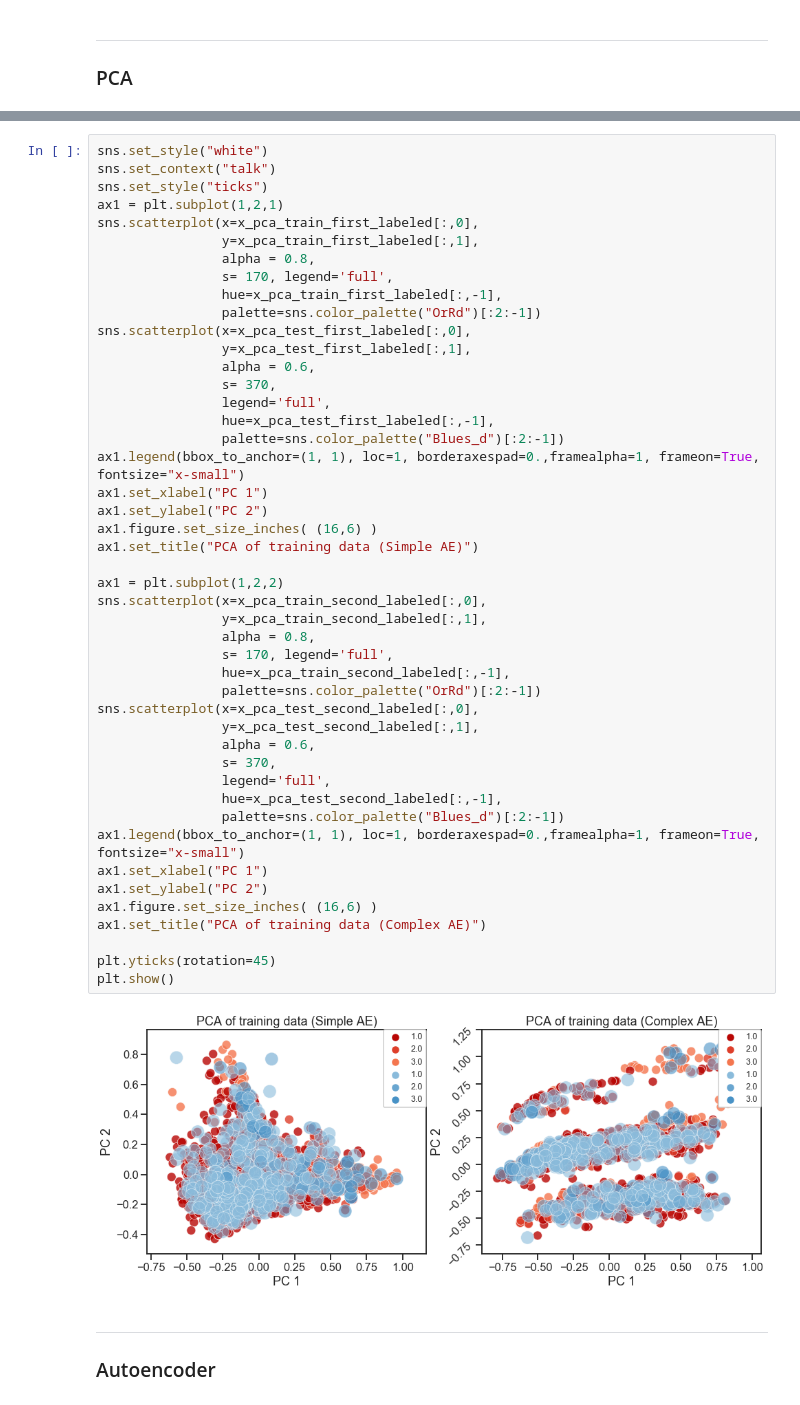
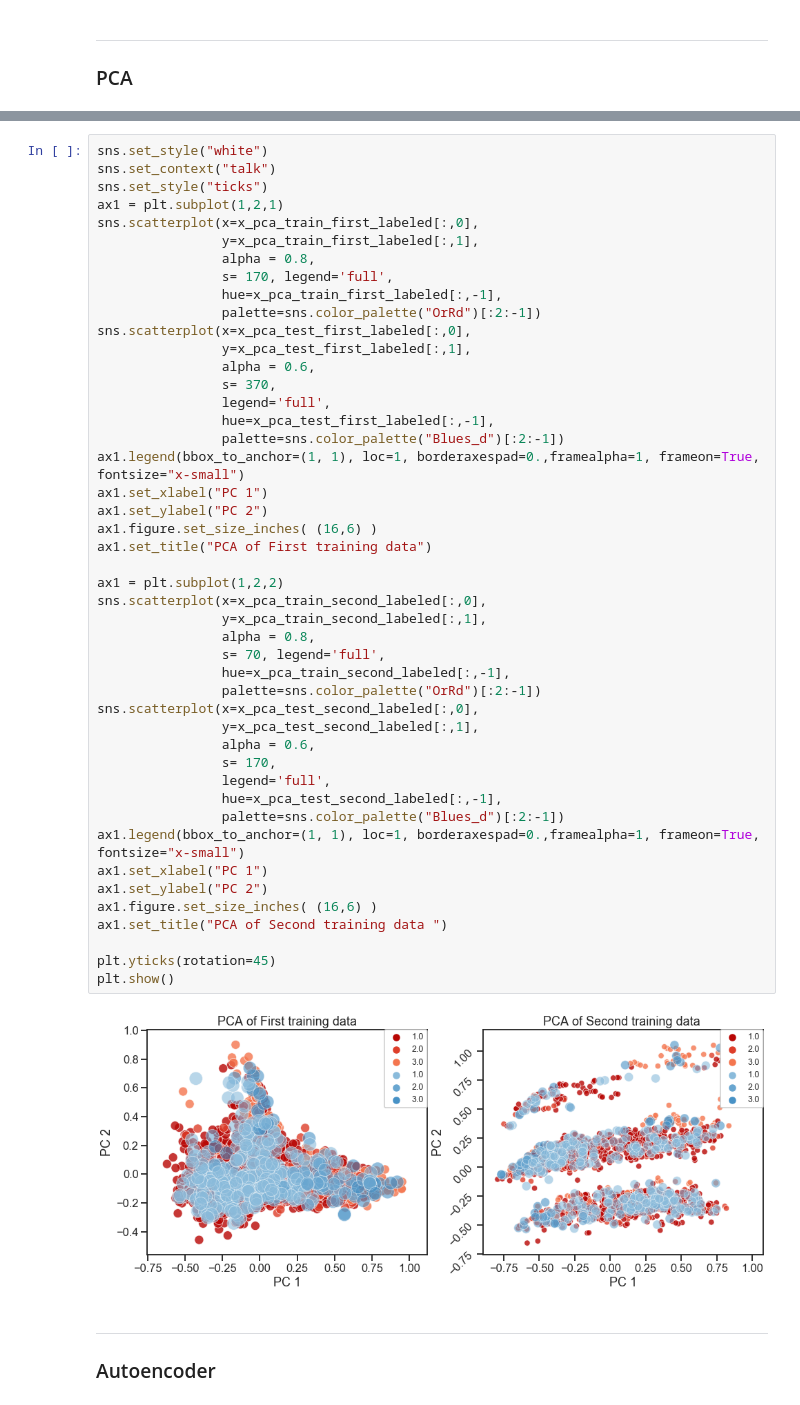
Before and after one commit to TomasSuarezL/oss-stage-2019, a Jupyter notebook: CTG Dataset/CTG_dataset_multi_input.ipynb, the cells around one changed output, grey strips where cells are left out. Saved outputs shown, nothing was run; the diff lists cells and outputs as text.

```diff
--- a/CTG Dataset/CTG_dataset_multi_input.ipynb
+++ b/CTG Dataset/CTG_dataset_multi_input.ipynb
@@ -103,38 +103,38 @@ sns.scatterplot(x=x_pca_test_first_labeled[:,0],
                 alpha = 0.6,
                 s= 370,
                 legend='full',
                 hue=x_pca_test_first_labeled[:,-1],
                 palette=sns.color_palette("Blues_d")[:2:-1])
 ax1.legend(bbox_to_anchor=(1, 1), loc=1, borderaxespad=0.,framealpha=1, frameon=True, fontsize="x-small")
 ax1.set_xlabel("PC 1")
 ax1.set_ylabel("PC 2")
 ax1.figure.set_size_inches( (16,6) )
-ax1.set_title("PCA of training data (Simple AE)")
+ax1.set_title("PCA of First training data")
 
 ax1 = plt.subplot(1,2,2)
 sns.scatterplot(x=x_pca_train_second_labeled[:,0],
                 y=x_pca_train_second_labeled[:,1],
                 alpha = 0.8,
-                s= 170, legend='full',
+                s= 70, legend='full',
                 hue=x_pca_train_second_labeled[:,-1],
                 palette=sns.color_palette("OrRd")[:2:-1])
 sns.scatterplot(x=x_pca_test_second_labeled[:,0],
                 y=x_pca_test_second_labeled[:,1],
                 alpha = 0.6,
-                s= 370,
+                s= 170,
                 legend='full',
                 hue=x_pca_test_second_labeled[:,-1],
                 palette=sns.color_palette("Blues_d")[:2:-1])
 ax1.legend(bbox_to_anchor=(1, 1), loc=1, borderaxespad=0.,framealpha=1, frameon=True, fontsize="x-small")
 ax1.set_xlabel("PC 1")
 ax1.set_ylabel("PC 2")
 ax1.figure.set_size_inches( (16,6) )
-ax1.set_title("PCA of training data (Complex AE)")
+ax1.set_title("PCA of Second training data ")
 
 plt.yticks(rotation=45)
 plt.show()
 # %% [output]
-[figure, old version]
+[figure, new version]
 # %% [markdown]
 __________________________________________
 ### Autoencoder
```
Also changed, not shown: parts of 18 cells of this notebook, 1 other file.
